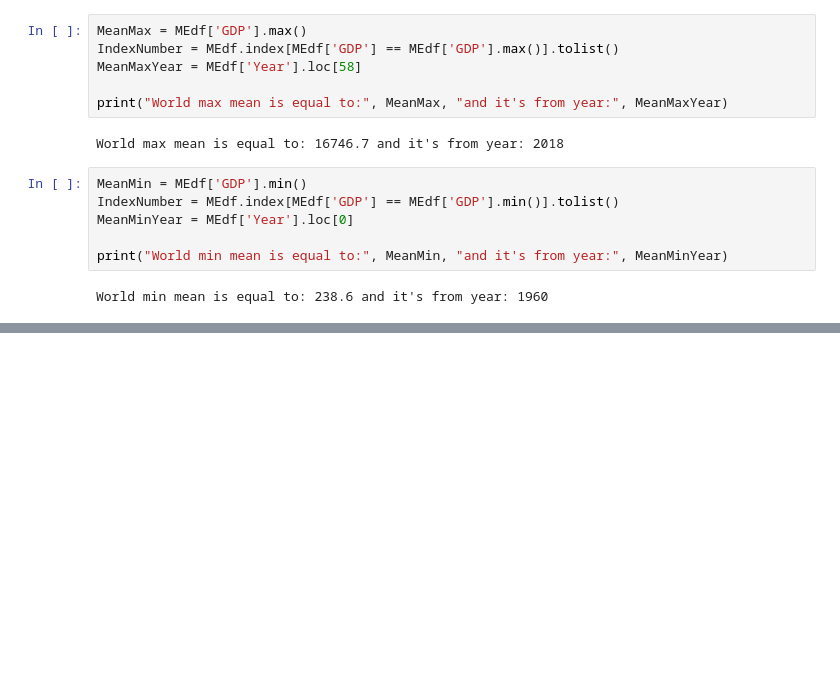
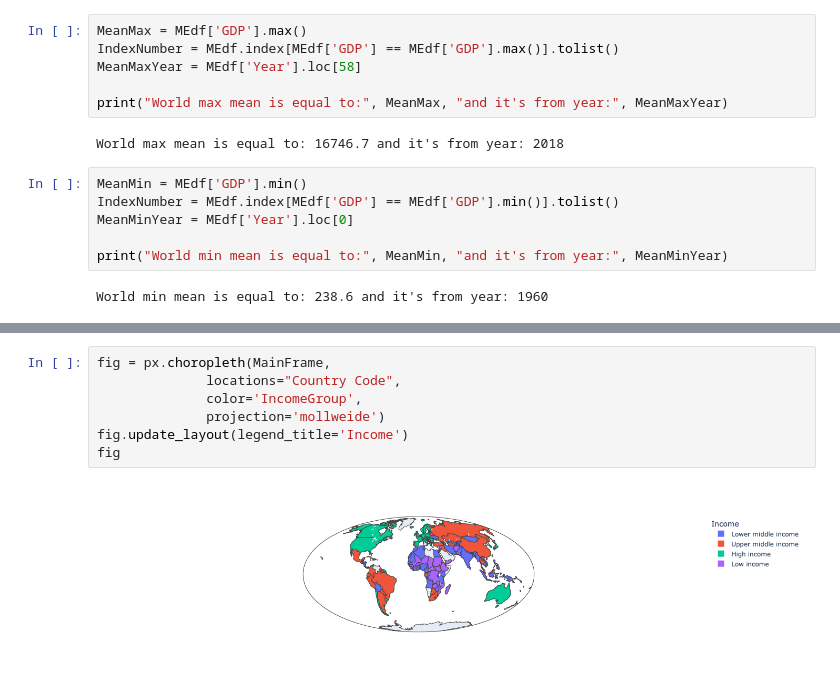
Before and after one commit to NorthBrainsAnalytics/GDP-per-capita, a Jupyter notebook: GDP per capita.ipynb, the cells around one changed output, grey strips where cells are left out. Saved outputs shown, nothing was run; the diff lists cells and outputs as text; blank space fills up the shorter version.

```diff
--- a/GDP per capita.ipynb
+++ b/GDP per capita.ipynb
@@ -192,0 +430,9 @@ plt.show()
+# %%
+fig = px.choropleth(MainFrame,
+              locations="Country Code",
+              color='IncomeGroup',
+              projection='mollweide')
+fig.update_layout(legend_title='Income')
+fig
+# %% [output]
+[figure, added]
```
Also changed, not shown: parts of 30 cells of this notebook, 3 other files.
